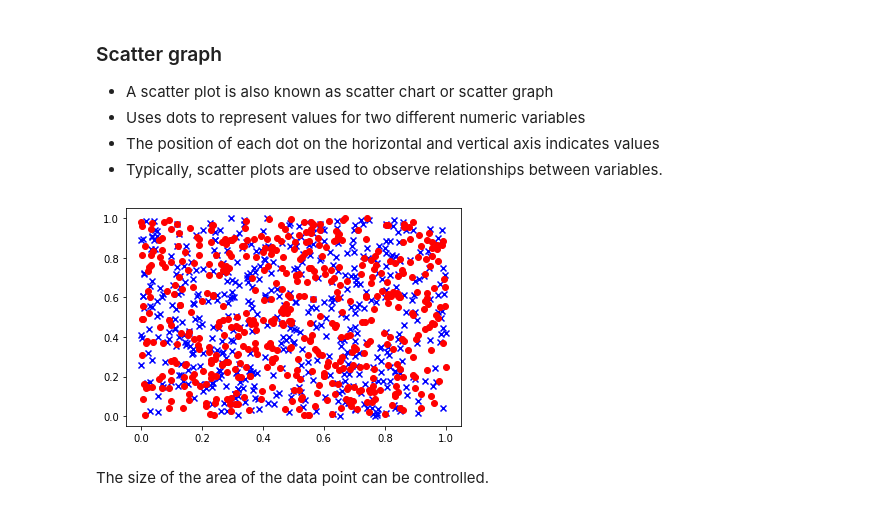
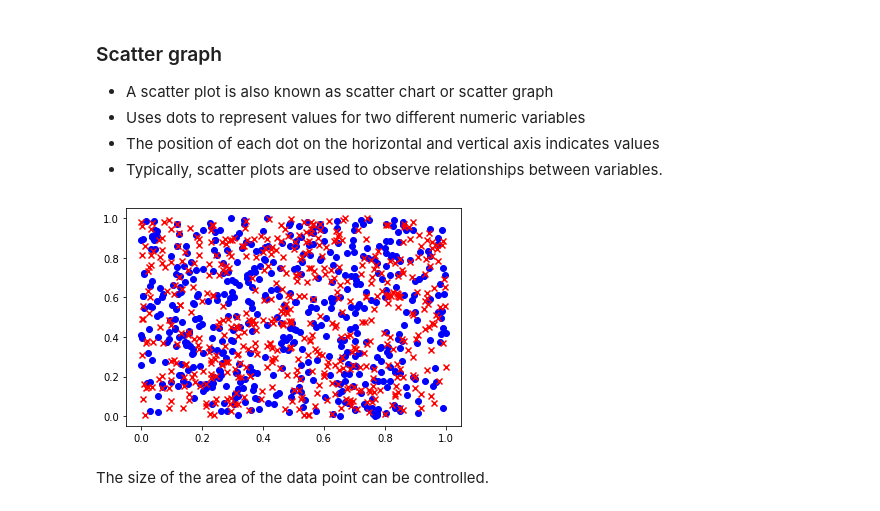
Before and after one commit to Deadlyelder/visualisation-workshop, a Jupyter notebook: src/matplotlib.ipynb, the cells around one changed output. Saved outputs shown, nothing was run; the diff lists cells and outputs as text; code cells hidden in the pictures.

```diff
--- a/src/matplotlib.ipynb
+++ b/src/matplotlib.ipynb
@@ -173,11 +175,11 @@ data_1 = np.random.rand(512, 2)
 data_2 = np.random.rand(512, 2)
 # %%
 # We can switch the markers to different types
-plt.scatter(data_1[:, 0], data_1[:, 1], c="b", marker="x")
-plt.scatter(data_2[:, 0], data_2[:, 1], c="r", marker="o")
+plt.scatter(data_1[:, 0], data_1[:, 1], c="b", marker="o")
+plt.scatter(data_2[:, 0], data_2[:, 1], c="r", marker="x")
 plt.show()
 # %% [output]
-[figure, old version]
+[figure, new version]
 # %% [markdown]
 The size of the area of the data point can be controlled.
 # %%
```
Also changed, not shown: parts of 30 cells of this notebook.
